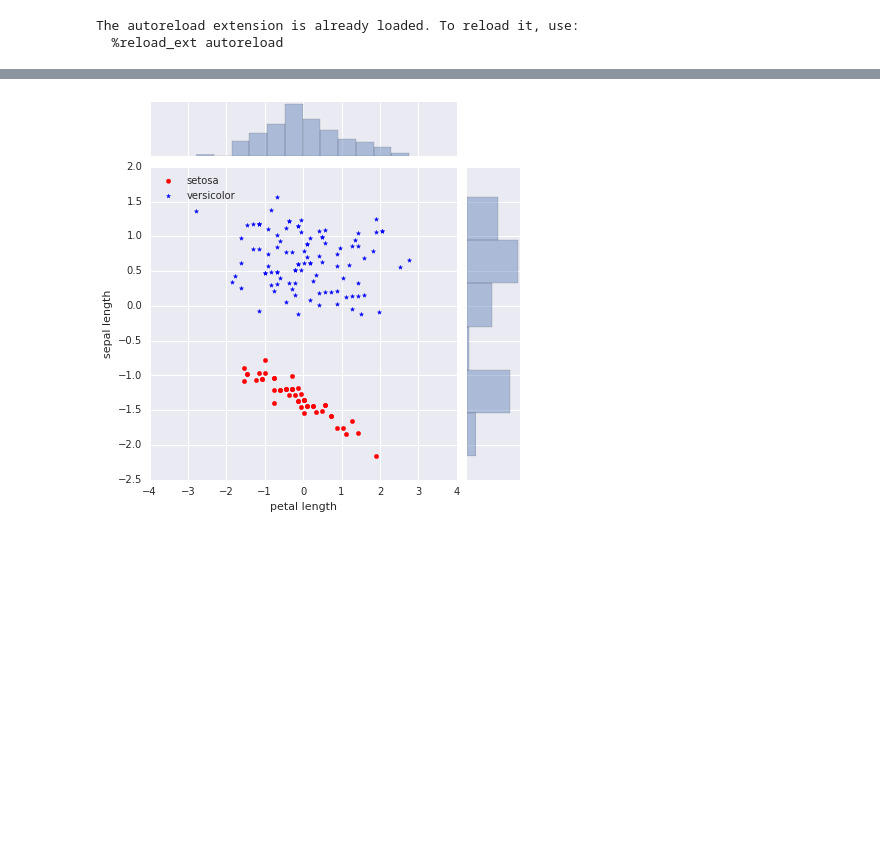
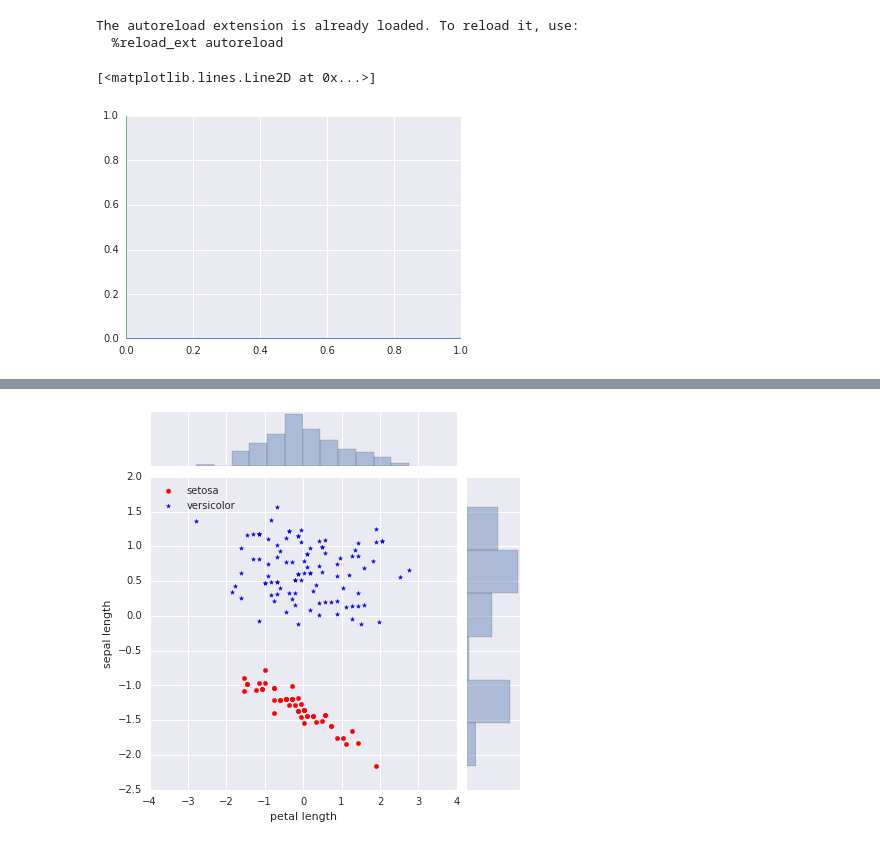
Before and after one commit to ShuangLiBCM/NNDL_Shuang, a Jupyter notebook: Multi_datasets_BCM_training_plotting.ipynb, the cells around one changed output, grey strips where cells are left out. Cells and saved outputs as stored; diff of their text form; code cells hidden in the pictures; blank space fills up the shorter version.

```diff
--- a/Multi_datasets_BCM_training_plotting.ipynb
+++ b/Multi_datasets_BCM_training_plotting.ipynb
@@ -14,5 +14,14 @@ import pandas as pd
 import BCM
 import data_loader
 % matplotlib inline
+# %%
+w = np.array([[1,0],[0,1]])
+w
+
+plt.plot([0,w[0][0]],[0,w[0][1]])
+plt.plot([0,w[1][0]],[0,w[1][1]])
+# %% [output]
+[<matplotlib.lines.Line2D at 0x...>]
+[figure, added]
 # %%
 # Load laplace data
```
Also changed, not shown: parts of 3 cells of this notebook, 2 other files.
